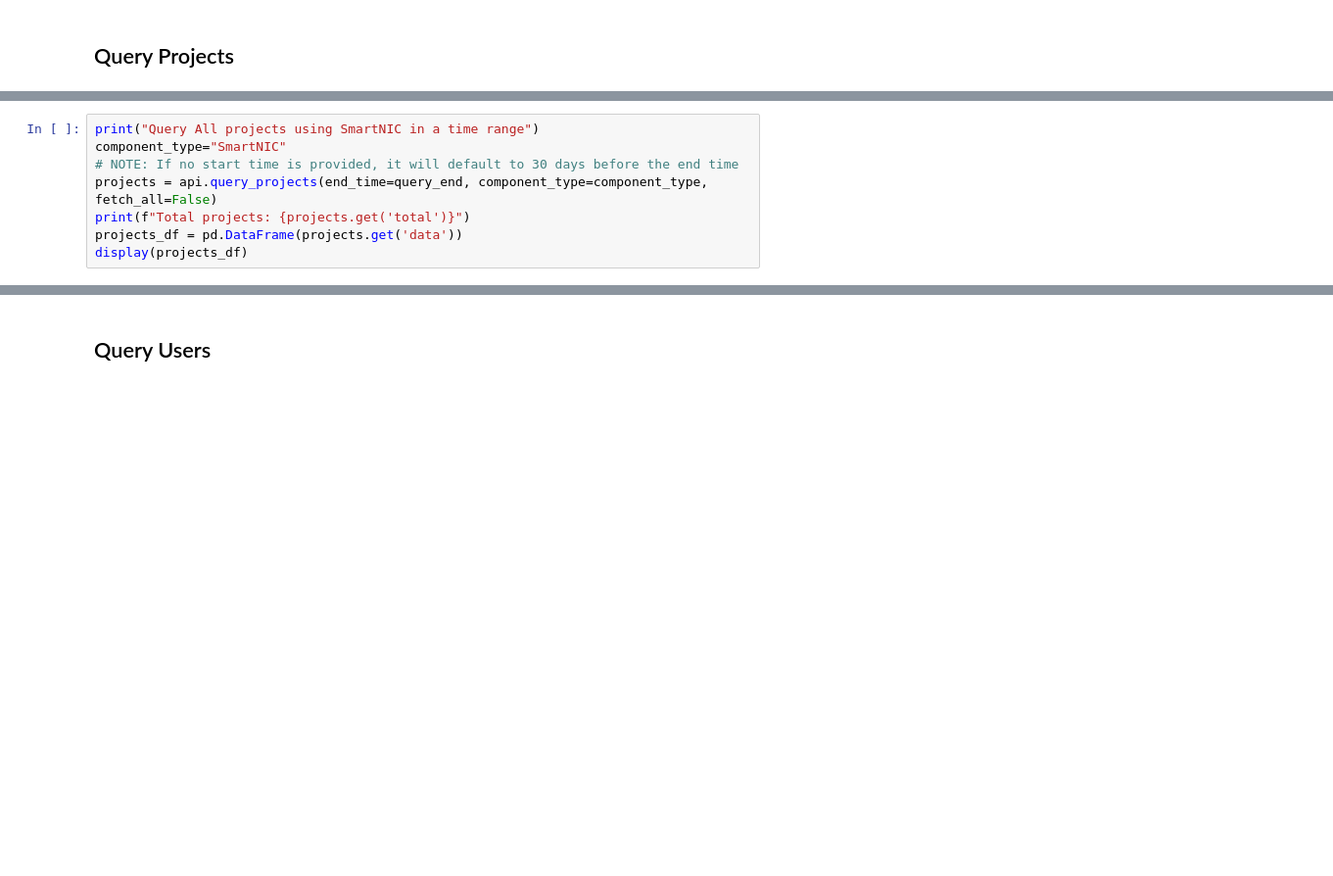
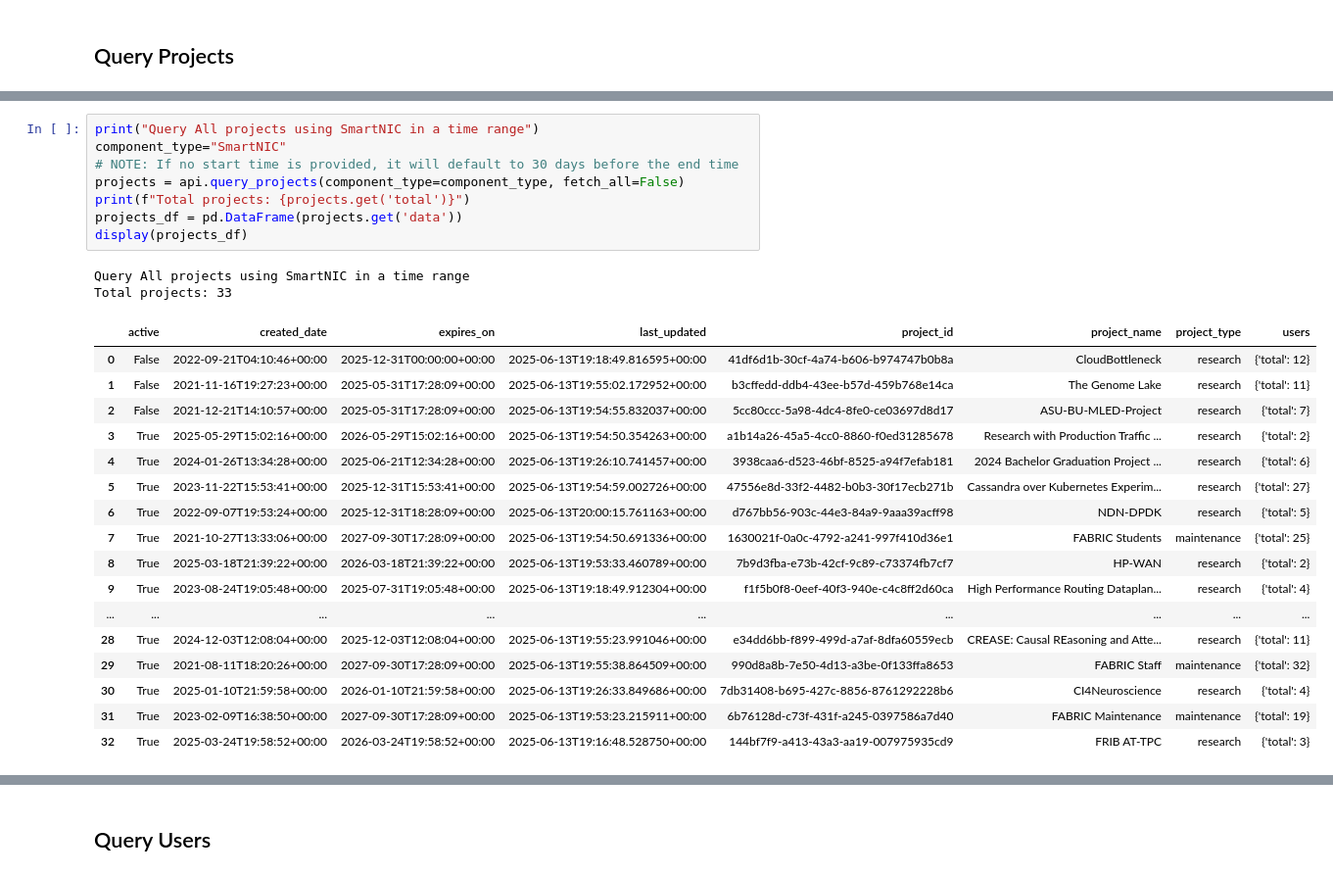
Before and after one commit to fabric-testbed/reports, a Jupyter notebook: tools/api_usage.ipynb, the cells around one changed output, grey strips where cells are left out. Shown: that part at 98% size. Drawn from its saved outputs; the diff is of its cells as text; blank space fills up the shorter version.

```diff
--- a/tools/api_usage.ipynb
+++ b/tools/api_usage.ipynb
@@ -119,11 +113,31 @@ Total projects: 1
 # %%
 print("Query All projects using SmartNIC in a time range")
 component_type="SmartNIC"
 # NOTE: If no start time is provided, it will default to 30 days before the end time
-projects = api.query_projects(end_time=query_end, component_type=component_type, fetch_all=False)
+projects = api.query_projects(component_type=component_type, fetch_all=False)
 print(f"Total projects: {projects.get('total')}")
 projects_df = pd.DataFrame(projects.get('data'))
 display(projects_df)
+# %% [output]
+Query All projects using SmartNIC in a time range
+Total projects: 33
+|  | active | created_date | expires_on | last_updated | project_id | project_name | project_type | users |
+| 0 | False | 2022-09-21T04:10:46+00:00 | 2025-12-31T00:00:00+00:00 | 2025-06-13T19:18:49.816595+00:00 | 41df6d1b-30cf-4a74-b606-b974747b0b8a | CloudBottleneck | research | {'total': 12} |
+| 1 | False | 2021-11-16T19:27:23+00:00 | 2025-05-31T17:28:09+00:00 | 2025-06-13T19:55:02.172952+00:00 | b3cffedd-ddb4-43ee-b57d-459b768e14ca | The Genome Lake | research | {'total': 11} |
+| 2 | False | 2021-12-21T14:10:57+00:00 | 2025-05-31T17:28:09+00:00 | 2025-06-13T19:54:55.832037+00:00 | 5cc80ccc-5a98-4dc4-8fe0-ce03697d8d17 | ASU-BU-MLED-Project | research | {'total': 7} |
+| 3 | True | 2025-05-29T15:02:16+00:00 | 2026-05-29T15:02:16+00:00 | 2025-06-13T19:54:50.354263+00:00 | a1b14a26-45a5-4cc0-8860-f0ed31285678 | Research with Production Traffic ... | research | {'total': 2} |
+| 4 | True | 2024-01-26T13:34:28+00:00 | 2025-06-21T12:34:28+00:00 | 2025-06-13T19:26:10.741457+00:00 | 3938caa6-d523-46bf-8525-a94f7efab181 | 2024 Bachelor Graduation Project ... | research | {'total': 6} |
+| 5 | True | 2023-11-22T15:53:41+00:00 | 2025-12-31T15:53:41+00:00 | 2025-06-13T19:54:59.002726+00:00 | 47556e8d-33f2-4482-b0b3-30f17ecb271b | Cassandra over Kubernetes Experim... | research | {'total': 27} |
+| 6 | True | 2022-09-07T19:53:24+00:00 | 2025-12-31T18:28:09+00:00 | 2025-06-13T20:00:15.761163+00:00 | d767bb56-903c-44e3-84a9-9aaa39acff98 | NDN-DPDK | research | {'total': 5} |
+| 7 | True | 2021-10-27T13:33:06+00:00 | 2027-09-30T17:28:09+00:00 | 2025-06-13T19:54:50.691336+00:00 | 1630021f-0a0c-4792-a241-997f410d36e1 | FABRIC Students | maintenance | {'total': 25} |
+| 8 | True | 2025-03-18T21:39:22+00:00 | 2026-03-18T21:39:22+00:00 | 2025-06-13T19:53:33.460789+00:00 | 7b9d3fba-e73b-42cf-9c89-c73374fb7cf7 | HP-WAN | research | {'total': 2} |
+| 9 | True | 2023-08-24T19:05:48+00:00 | 2025-07-31T19:05:48+00:00 | 2025-06-13T19:18:49.912304+00:00 | f1f5b0f8-0eef-40f3-940e-c4c8ff2d60ca | High Performance Routing Dataplan... | research | {'total': 4} |
+| ... | ... | ... | ... | ... | ... | ... | ... | ... |
+| 28 | True | 2024-12-03T12:08:04+00:00 | 2025-12-03T12:08:04+00:00 | 2025-06-13T19:55:23.991046+00:00 | e34dd6bb-f899-499d-a7af-8dfa60559ecb | CREASE: Causal REasoning and Atte... | research | {'total': 11} |
+| 29 | True | 2021-08-11T18:20:26+00:00 | 2027-09-30T17:28:09+00:00 | 2025-06-13T19:55:38.864509+00:00 | 990d8a8b-7e50-4d13-a3be-0f133ffa8653 | FABRIC Staff | maintenance | {'total': 32} |
+| 30 | True | 2025-01-10T21:59:58+00:00 | 2026-01-10T21:59:58+00:00 | 2025-06-13T19:26:33.849686+00:00 | 7db31408-b695-427c-8856-8761292228b6 | CI4Neuroscience | research | {'total': 4} |
+| 31 | True | 2023-02-09T16:38:50+00:00 | 2027-09-30T17:28:09+00:00 | 2025-06-13T19:53:23.215911+00:00 | 6b76128d-c73f-431f-a245-0397586a7d40 | FABRIC Maintenance | maintenance | {'total': 19} |
+| 32 | True | 2025-03-24T19:58:52+00:00 | 2026-03-24T19:58:52+00:00 | 2025-06-13T19:16:48.528750+00:00 | 144bf7f9-a413-43a3-aa19-007975935cd9 | FRIB AT-TPC | research | {'total': 3} |
 # %%
 
 print("Query All projects using SmartNIC and ConnectX_5 in a time range")
```
Also changed, not shown: parts of 11 cells of this notebook, 5 other files.
